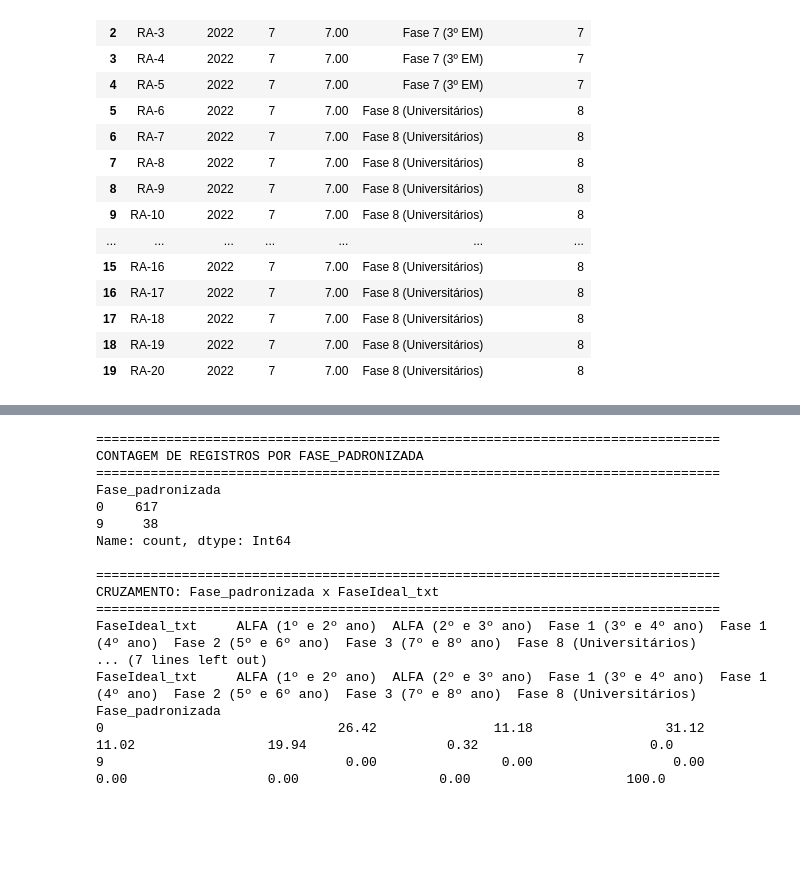
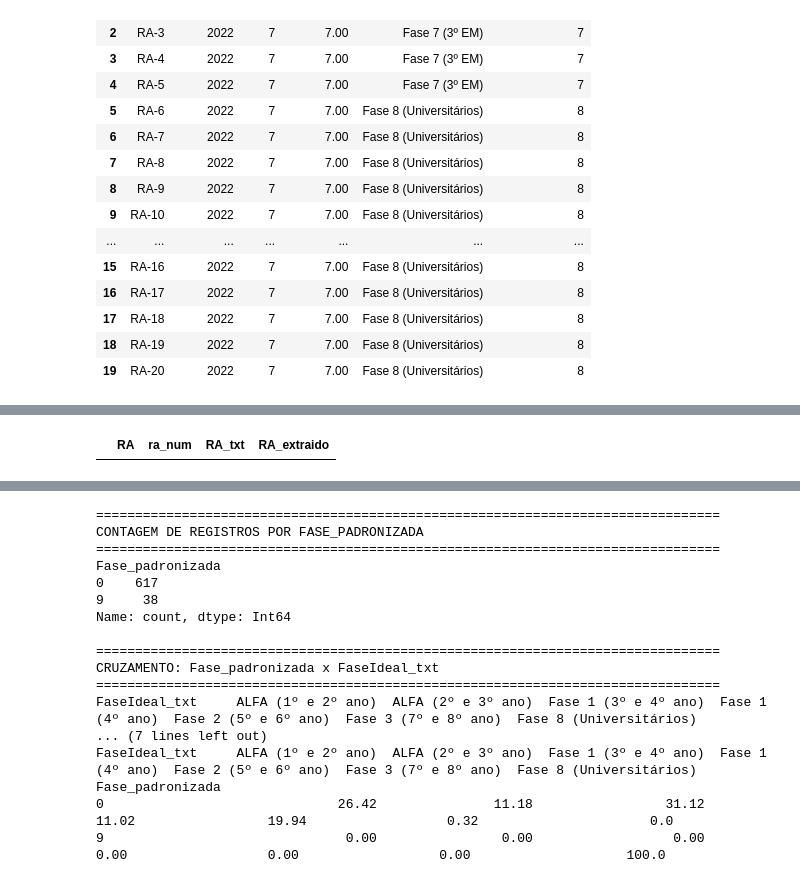
Before and after one commit to tivanello/fase5, a Jupyter notebook: notebooks/fase5_pergunta9_modelo_preditivo_final.ipynb, the cells around one changed output, grey strips where cells are left out. Drawn from its saved outputs; the diff is of its cells as text; code cells hidden in the pictures; blank space fills up the shorter version.

```diff
--- a/notebooks/fase5_pergunta9_modelo_preditivo_final.ipynb
+++ b/notebooks/fase5_pergunta9_modelo_preditivo_final.ipynb
@@ -670,0 +811,99 @@ Amostra:
+# %%
+# ============================================================
+# BLOCO — COMPARAR RA x ra_num
+# Objetivo:
+# - Verificar se RA e ra_num existem
+# - Comparar preenchimento, tipos e consistência
+# - Identificar se ra_num pode substituir RA no dataframe de ML
+# ============================================================
+
+import pandas as pd
+import numpy as np
+
+colunas_necessarias = ["RA", "ra_num"]
+colunas_faltando = [col for col in colunas_necessarias if col not in df_fase5.columns]
+
+if colunas_faltando:
+    print("Colunas não encontradas:", colunas_faltando)
+else:
+    df_ra = df_fase5[["RA", "ra_num"]].copy()
+
+    # Padroniza RA em texto para comparação
+    df_ra["RA_txt"] = df_ra["RA"].astype(str).str.strip()
+
+    # Extrai números de RA, se houver texto como RA-1000
+    df_ra["RA_extraido"] = (
+        df_ra["RA_txt"]
+        .str.extract(r"(\d+)", expand=False)
+    )
+    df_ra["RA_extraido"] = pd.to_numeric(df_ra["RA_extraido"], errors="coerce")
+
+    # Padroniza ra_num
+    df_ra["ra_num"] = pd.to_numeric(df_ra["ra_num"], errors="coerce")
+
+    print("=" * 70)
+    print("RESUMO GERAL")
+    print("=" * 70)
+
+    print("\nTipos:")
+    print(df_ra[["RA", "ra_num"]].dtypes)
+
+    print("\nNulos:")
+    print(df_ra[["RA", "ra_num", "RA_extraido"]].isna().sum())
+
+    print("\nValores únicos:")
+    print("RA:", df_ra["RA"].nunique(dropna=True))
+    print("ra_num:", df_ra["ra_num"].nunique(dropna=True))
+    print("RA_extraido:", df_ra["RA_extraido"].nunique(dropna=True))
+
+    # Comparação principal
+    mask_comparavel = df_ra["ra_num"].notna() & df_ra["RA_extraido"].notna()
+    iguais = (df_ra.loc[mask_comparavel, "ra_num"] == df_ra.loc[mask_comparavel, "RA_extraido"]).sum()
+    total_comparavel = mask_comparavel.sum()
+    diferentes = total_comparavel - iguais
+
+    print("\n" + "=" * 70)
+    print("COMPARAÇÃO ENTRE RA_EXTRAIDO E ra_num")
+    print("=" * 70)
+    print("Registros comparáveis:", total_comparavel)
+    print("Iguais:", iguais)
+    print("Diferentes:", diferentes)
+
+    # Divergências
+    divergencias = df_ra.loc[
+        mask_comparavel & (df_ra["ra_num"] != df_ra["RA_extraido"]),
+        ["RA", "ra_num", "RA_txt", "RA_extraido"]
+    ].copy()
+
+    print("\nAmostra de divergências:")
+    display(divergencias.head(20))
+
+    # Casos onde um existe e o outro não
+    print("\n" + "=" * 70)
+    print("CASOS COM PREENCHIMENTO DIFERENTE")
+    print("=" * 70)
+
+    somente_ra = df_ra[df_ra["RA_extraido"].notna() & df_ra["ra_num"].isna()]
+    somente_ra_num = df_ra[df_ra["RA_extraido"].isna() & df_ra["ra_num"].notna()]
+
+    print("Tem RA extraído, mas não tem ra_num:", len(somente_ra))
+    print("Tem ra_num, mas não tem RA extraído:", len(somente_ra_num))
+
+    print("\nAmostra — tem RA, mas não tem ra_num:")
+    display(somente_ra.head(10))
+
+    print("\nAmostra — tem ra_num, mas não tem RA:")
+    display(somente_ra_num.head(10))
+
+    # Conclusão automática
+    print("\n" + "=" * 70)
+    print("CONCLUSÃO AUTOMÁTICA")
+    print("=" * 70)
+
+    if total_comparavel > 0 and diferentes == 0:
+        print("RA e ra_num são equivalentes nos registros comparáveis.")
+        print("Se ra_num estiver mais limpo e numérico, ele pode substituir RA no dataframe de ML.")
+    else:
+        print("RA e ra_num não são totalmente equivalentes.")
+        print("Antes de substituir, é preciso revisar as divergências.")
+# %% [output]
@@ -670,0 +927 @@ Amostra:
+|  | RA | ra_num | RA_txt | RA_extraido |
```
Also changed, not shown: parts of 10 cells of this notebook.
